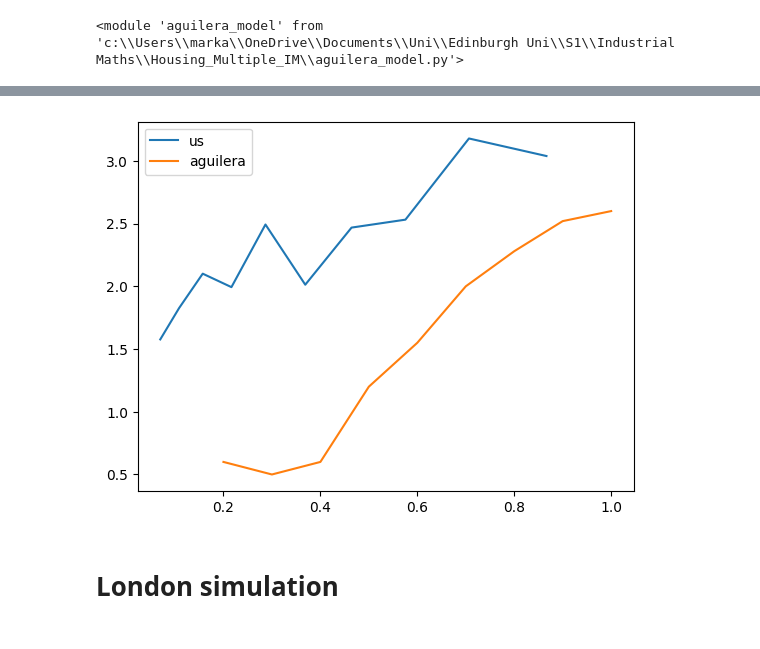
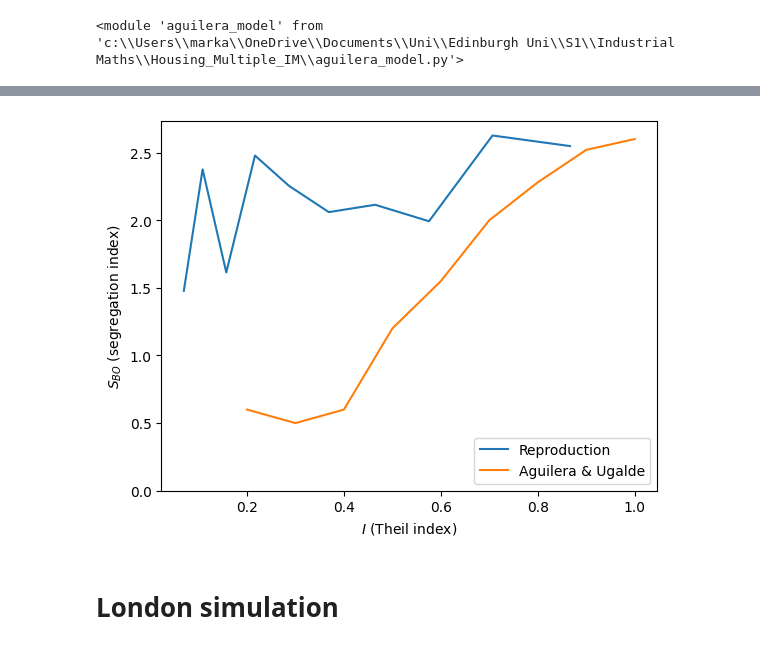
Before and after one commit to markalvaress/Housing_Multiple_IM, a Jupyter notebook: toy_model.ipynb, the cells around one changed output, grey strips where cells are left out. Drawn from its saved outputs; the diff is of its cells as text; code cells hidden in the pictures.

```diff
--- a/toy_model.ipynb
+++ b/toy_model.ipynb
@@ -68,14 +68,18 @@ def update_values(affluence_grid, house_grid, lambda_, r):
             new_house_grid[x, y] = affluence + lambda_ * neighborhood_avg
     return new_house_grid
 # %%
-def make_swap(affluence_grid, house_grid):
+def make_swap(affluence_grid: np.ndarray, house_grid: np.ndarray, guarantee_swap: bool):
     """
     Keep picking two agents until delta > 0, and the swap them.
     """
     n, m = house_grid.shape
     delta = -1
     swap_attempt = 0
-    n_tries = 1000 # to avoid an infinite loop
+    if guarantee_swap:
+        n_tries = 1000 # to avoid an infinite loop
+    else:
+        # We only propose one swap
+        n_tries = 1
 
     # keep trying to swap until you actually get a delta > 0, or until you've tried n_tries times
     while delta <= 0 & swap_attempt < n_tries:
@@ -87,6 +91,7 @@ def make_swap(affluence_grid, house_grid):
         if delta > 0:
             # Swap the two agents
             affluence_grid[x1, y1], affluence_grid[x2, y2] = affluence_grid[x2, y2], affluence_grid[x1, y1]
+
     return
 # %%
 # Simulation parameters
@@ -137,7 +142,8 @@ etas = np.linspace(0.501, 0.95, n_simulations)
 lambdas = np.linspace(0.7, 0.95, n_simulations)
 n, m = 64,64  # Grid size
 r = 2 # Radius of square neighbourhood
-n_steps = 2000 # number of simulation iterations
+n_steps = 50000 # number of simulation iterations
+n_swaps_per_step = 1
 
 # Define affluence values for rich, middle, and poor
 affluence_levels = {
@@ -160,8 +166,8 @@ for i, eta in enumerate(etas):
         house_grid = am.calculate_new_house_values_conv(house_grid, affluence_grid, r, lambdas[i])
 
         # Propose random move - several in each step
-        for j in range(500):
-            propose_swap(affluence_grid, house_grid)
+        for j in range(n_swaps_per_step):
+            make_swap(affluence_grid, house_grid, guarantee_swap = False)
 
     plt.imshow(affluence_grid)
     plt.show()
@@ -185,12 +191,15 @@ i=5, eta=np.float64(0.7504444444444445)
 aguilera_theil_indices = [0.2, 0.3, 0.4, 0.5, 0.6, 0.7, 0.8, 0.9, 1]
 aguilera_seg_indices = [0.6, 0.5, 0.6, 1.2, 1.55, 2.0, 2.28, 2.52,2.6]
 # %%
-plt.plot(theil_indices, segregation_indices, label = "us")
-plt.plot(aguilera_theil_indices, aguilera_seg_indices, label = "aguilera")
-plt.legend()
+plt.plot(theil_indices, segregation_indices, label = "Reproduction")
+plt.plot(aguilera_theil_indices, aguilera_seg_indices, label = "Aguilera & Ugalde")
+plt.xlabel(r"$I$ (Theil index)")
+plt.ylabel(r"$S_{BO}$ (segregation index)")
+plt.legend(loc = 4)
+plt.ylim(bottom = 0)
 plt.show()
 # %% [output]
-[figure, old version]
+[figure, new version]
 # %% [markdown]
 # London simulation
 # %%
```
Also changed, not shown: parts of 5 cells of this notebook, 1 other file.
